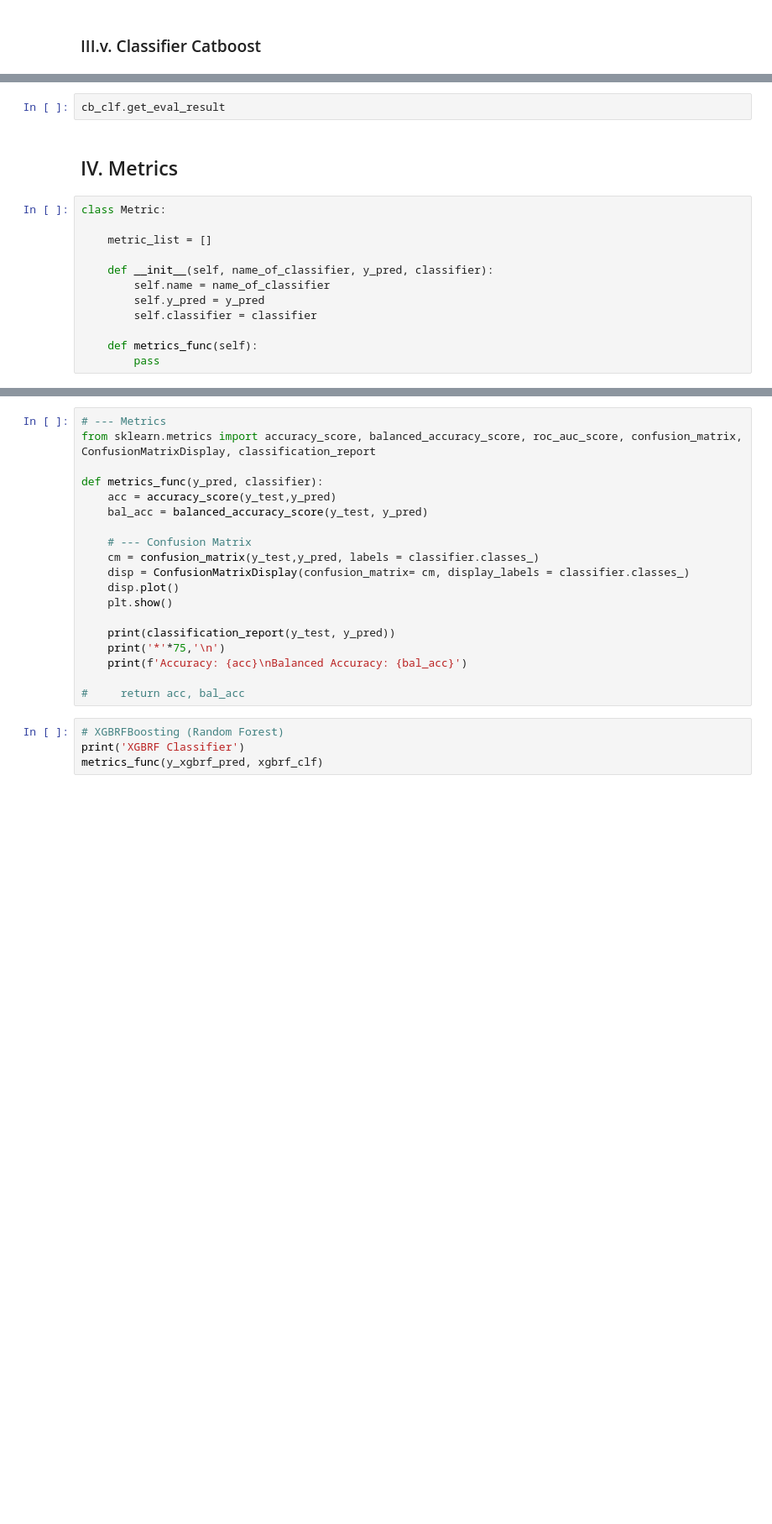
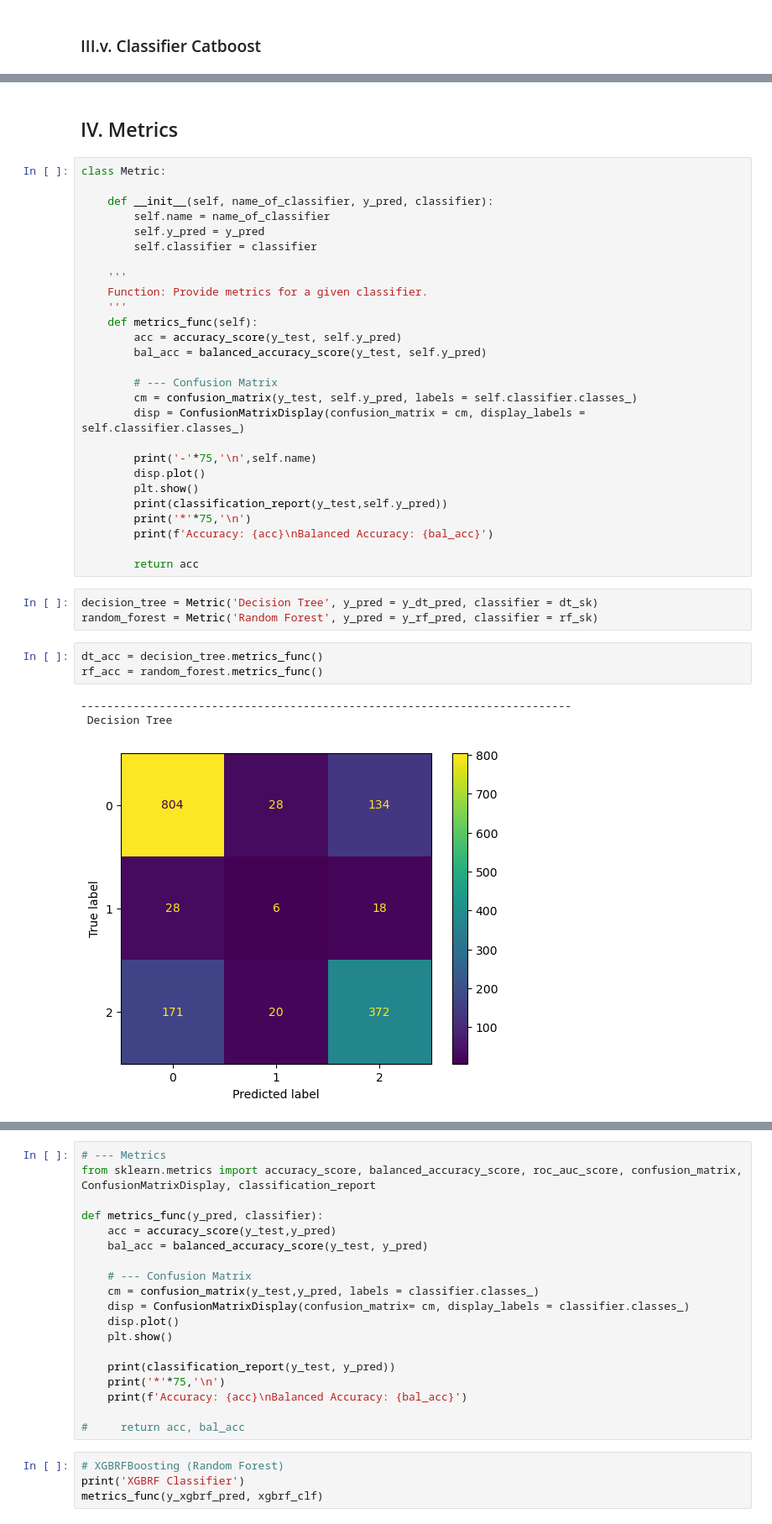
Before and after one commit to iamklacs97/kaggle, a Jupyter notebook: playgrounds2e26.ipynb, the cells around one changed output, grey strips where cells are left out. Shown: that part at 84% size. Drawn from its saved outputs; the diff is of its cells as text; blank space fills up the shorter version.

```diff
--- a/playgrounds2e26.ipynb
+++ b/playgrounds2e26.ipynb
@@ -192,16 +254,39 @@ cb_clf.evals_result_
-# %%
-cb_clf.get_eval_result
 # %% [markdown]
 ## IV. Metrics
-# %%
-class Metric:
-
-    metric_list = []
-
-    def __init__(self, name_of_classifier, y_pred, classifier):
-        self.name = name_of_classifier
-        self.y_pred = y_pred
-        self.classifier = classifier
-
-    def metrics_func(self):
-        pass
+# %%
+class Metric:
+
+    def __init__(self, name_of_classifier, y_pred, classifier):
+        self.name = name_of_classifier
+        self.y_pred = y_pred
+        self.classifier = classifier
+
+    '''
+    Function: Provide metrics for a given classifier.
+    '''
+    def metrics_func(self):
+        acc = accuracy_score(y_test, self.y_pred)
+        bal_acc = balanced_accuracy_score(y_test, self.y_pred)
+
+        # --- Confusion Matrix
+        cm = confusion_matrix(y_test, self.y_pred, labels = self.classifier.classes_)
+        disp = ConfusionMatrixDisplay(confusion_matrix = cm, display_labels = self.classifier.classes_)
+
+        print('-'*75,'\n',self.name)
+        disp.plot()
+        plt.show()
+        print(classification_report(y_test,self.y_pred))
+        print('*'*75,'\n')
+        print(f'Accuracy: {acc}\nBalanced Accuracy: {bal_acc}')
+
+        return acc
+# %%
+decision_tree = Metric('Decision Tree', y_pred = y_dt_pred, classifier = dt_sk)
+random_forest = Metric('Random Forest', y_pred = y_rf_pred, classifier = rf_sk)
+# %%
+dt_acc = decision_tree.metrics_func()
+rf_acc = random_forest.metrics_func()
+# %% [output]
+---------------------------------------------------------------------------
+ Decision Tree
+[figure, added]
```
Also changed, not shown: parts of 14 cells of this notebook, 4 other files.
